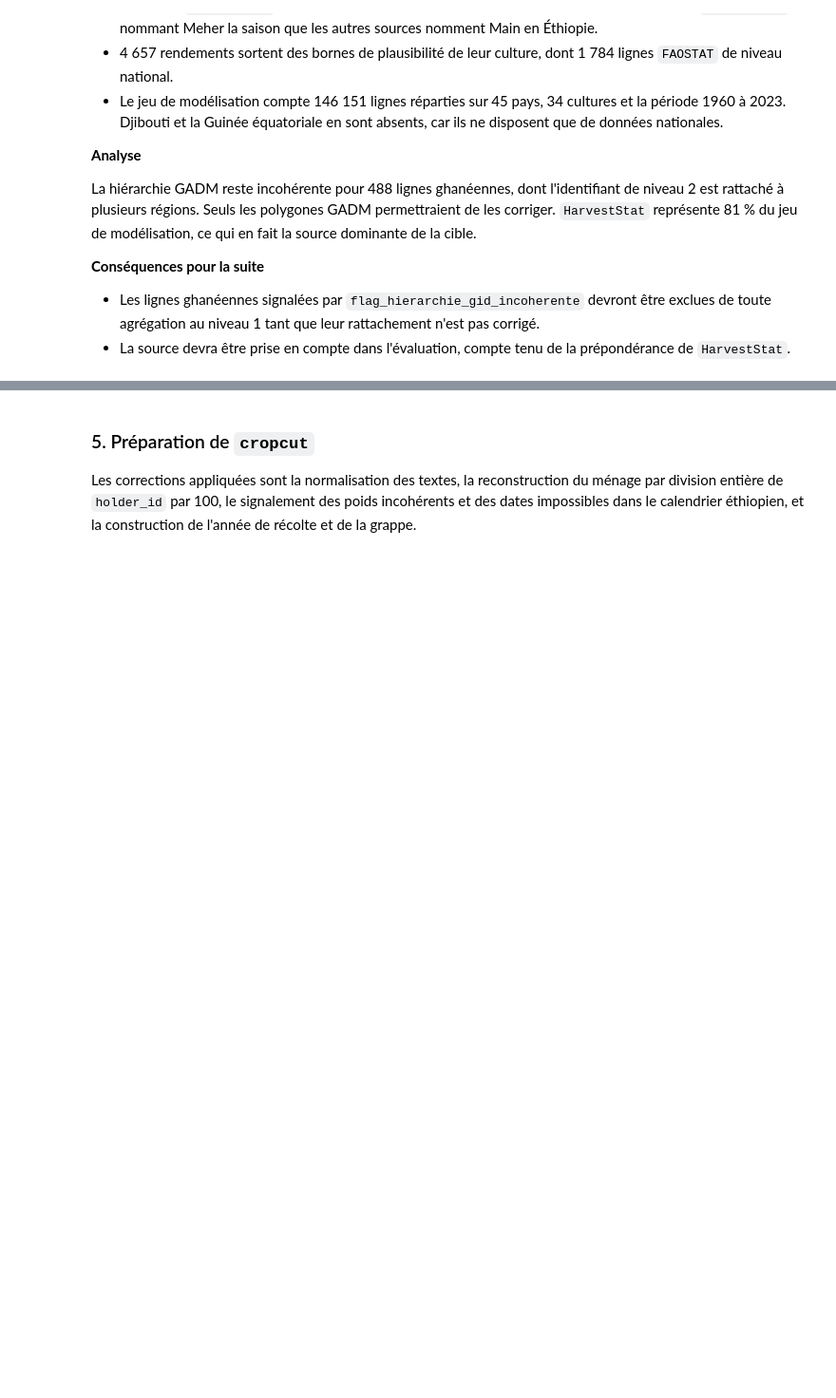
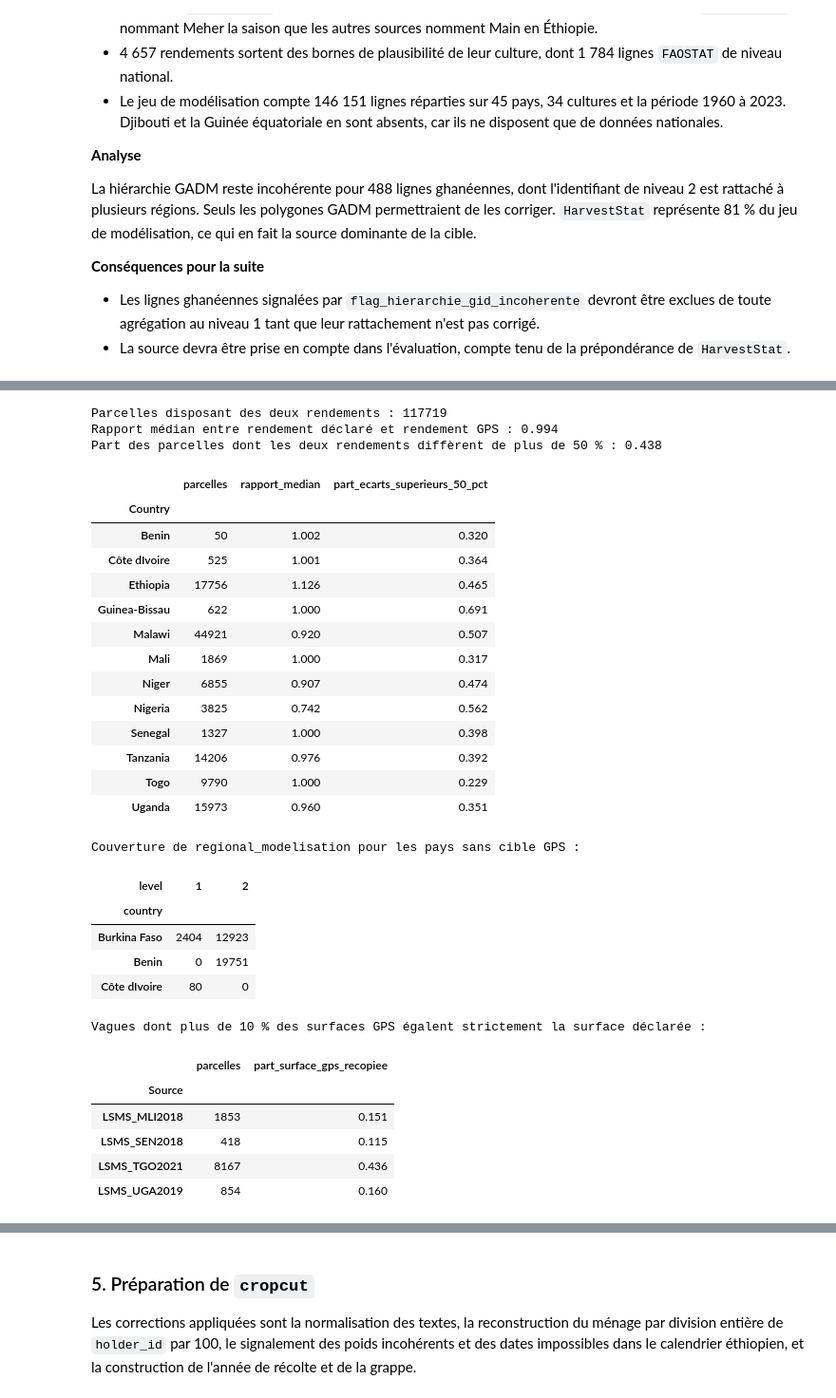
Before and after one commit to DjafarouAbdou909/African_Crop_Yield_Intelligence, a Jupyter notebook: notebooks/03_data_preparation.ipynb, the cells around one changed output, grey strips where cells are left out. Shown at 95% size. Drawn from its saved outputs; the diff is of its cells as text; code cells hidden in the pictures; blank space fills up the shorter version.

Commit message:
Record the decision to keep the GPS survey target in the preparation notebook

```diff
--- a/notebooks/03_data_preparation.ipynb
+++ b/notebooks/03_data_preparation.ipynb
@@ -182,6 +184,63 @@ Lignes par pays, rendement fondé sur la surface déclarée et sur la surface GP
 | Togo | 10769 | 10210 |
 | Uganda | 28595 | 17004 |
 Pays : 12 | cultures : 25 | années : 2005 - 2022
+# %%
+valides = survey[~(survey["flag_prccrop_invalide"] | survey["flag_surface_aberrante"])]
+communes = valides[(valides["Yield_ton_ha_"] > 0) & (valides["YieldUsingGPS_ton_ha_"] > 0)]
+ecart_log = np.log(communes["Yield_ton_ha_"] / communes["YieldUsingGPS_ton_ha_"])
+ecart_fort = ecart_log.abs() > np.log(1.5)
+
+par_pays = communes.assign(ecart_log=ecart_log, ecart_fort=ecart_fort).groupby("Country")
+comparaison = pd.DataFrame({
+    "parcelles": par_pays.size(),
+    "rapport_median": np.exp(par_pays["ecart_log"].median()),
+    "part_ecarts_superieurs_50_pct": par_pays["ecart_fort"].mean(),
+}).round(3)
+
+print("Parcelles disposant des deux rendements :", len(communes))
+print("Rapport médian entre rendement déclaré et rendement GPS :", round(float(np.exp(ecart_log.median())), 3))
+print("Part des parcelles dont les deux rendements diffèrent de plus de 50 % :", round(float(ecart_fort.mean()), 3))
+display(comparaison)
+
+couverture_regionale = tableaux["regional_modelisation"].groupby("country")["level"].value_counts().unstack(fill_value=0)
+print("Couverture de regional_modelisation pour les pays sans cible GPS :")
+display(couverture_regionale.loc[["Burkina Faso", "Benin", "Côte dIvoire"]])
+
+recopie = tableaux["survey_modelisation"].groupby("Source")["flag_surface_gps_recopiee"].agg(["size", "mean"]).round(3)
+recopie.columns = ["parcelles", "part_surface_gps_recopiee"]
+print("Vagues dont plus de 10 % des surfaces GPS égalent strictement la surface déclarée :")
+display(recopie[recopie["part_surface_gps_recopiee"] > 0.10])
+# %% [output]
+Parcelles disposant des deux rendements : 117719
+Rapport médian entre rendement déclaré et rendement GPS : 0.994
+Part des parcelles dont les deux rendements diffèrent de plus de 50 % : 0.438
+|  | parcelles | rapport_median | part_ecarts_superieurs_50_pct |
+| Country |  |  |  |
+| Benin | 50 | 1.002 | 0.320 |
+| Côte dIvoire | 525 | 1.001 | 0.364 |
+| Ethiopia | 17756 | 1.126 | 0.465 |
+| Guinea-Bissau | 622 | 1.000 | 0.691 |
+| Malawi | 44921 | 0.920 | 0.507 |
+| Mali | 1869 | 1.000 | 0.317 |
+| Niger | 6855 | 0.907 | 0.474 |
+| Nigeria | 3825 | 0.742 | 0.562 |
+| Senegal | 1327 | 1.000 | 0.398 |
+| Tanzania | 14206 | 0.976 | 0.392 |
+| Togo | 9790 | 1.000 | 0.229 |
+| Uganda | 15973 | 0.960 | 0.351 |
+Couverture de regional_modelisation pour les pays sans cible GPS :
+| level | 1 | 2 |
+| country |  |  |
+| Burkina Faso | 2404 | 12923 |
+| Benin | 0 | 19751 |
+| Côte dIvoire | 80 | 0 |
+Vagues dont plus de 10 % des surfaces GPS égalent strictement la surface déclarée :
+|  | parcelles | part_surface_gps_recopiee |
+| Source |  |  |
+| LSMS_MLI2018 | 1853 | 0.151 |
+| LSMS_SEN2018 | 418 | 0.115 |
+| LSMS_TGO2021 | 8167 | 0.436 |
+| LSMS_UGA2019 | 854 | 0.160 |
 # %% [markdown]
 **Constat**
 
```
Also changed, not shown: parts of 7 cells of this notebook.
